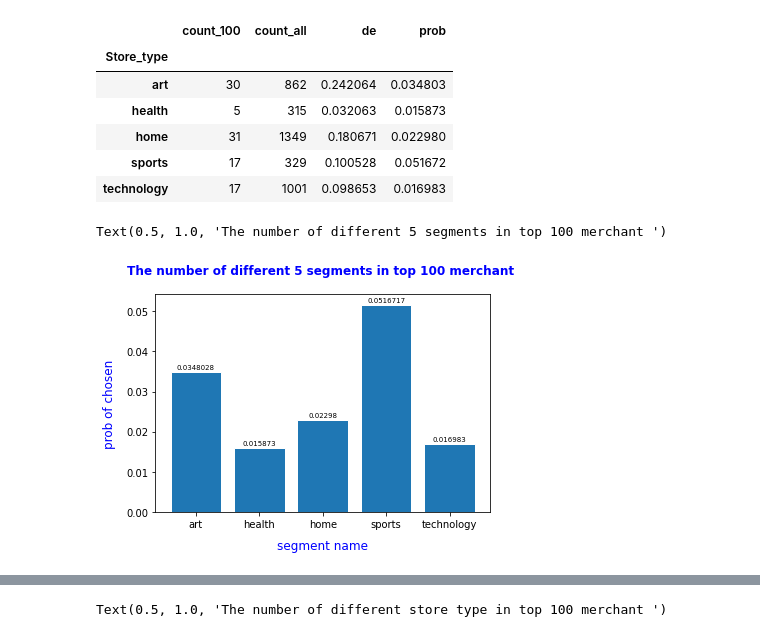
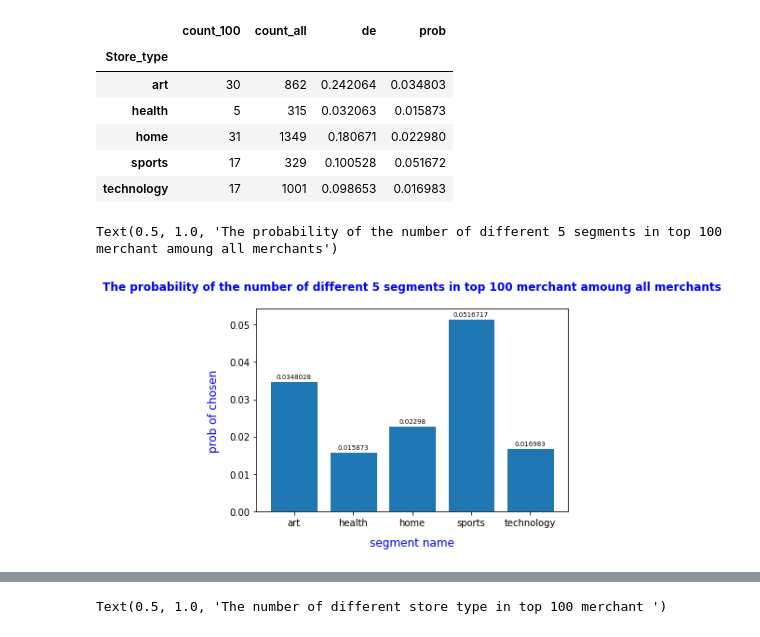
Before and after one commit to MAST30034-Applied-Data-Science/generic-buy-now-pay-later-project-group-16-project2-fighting-group, a Jupyter notebook: models/findings.ipynb, the cells around one changed output, grey strips where cells are left out. Cells and saved outputs as stored; diff of their text form; code cells hidden in the pictures.

```diff
--- a/models/findings.ipynb
+++ b/models/findings.ipynb
@@ -248,26 +242,26 @@ segments
 # %%
 # store type with top 100
 tz_df = segments[['prob']]
 fig, ax = plt.subplots()
 
 y = tz_df['prob']
 
 bars = ax.bar(
     x = range(1,6),
     height = y, edgecolor='white',
     tick_label = tz_df.index, width = 0.8
 )
 
 ax.bar_label(bars, padding=2, color = 'black', fontsize=7)
 ax.xaxis.grid(False)
 
 ax.set_ylabel('prob of chosen', labelpad = 10, color = 'blue', fontsize=12)
 ax.set_xlabel('segment name', labelpad = 10, color = 'blue', fontsize=12)
-ax.set_title('The number of different 5 segments in top 100 merchant ', pad = 20, color = 'blue', weight = 'bold')
+ax.set_title('The probability of the number of different 5 segments in top 100 merchant amoung all merchants', pad = 20, color = 'blue', weight = 'bold')
 #plt.savefig('../plots/store_type_large_count.png', bbox_inches='tight')
 # %% [output]
-Text(0.5, 1.0, 'The number of different 5 segments in top 100 merchant ')
+Text(0.5, 1.0, 'The probability of the number of different 5 segments in top 100 merchant amoung all merchants')
-[figure, old version]
+[figure, new version]
 # %%
 # store type with top 100
 tz_df = df_merge_tags[['Store_type','de']].set_index(["Store_type"])
```
Also changed, not shown: parts of 2 cells of this notebook.
